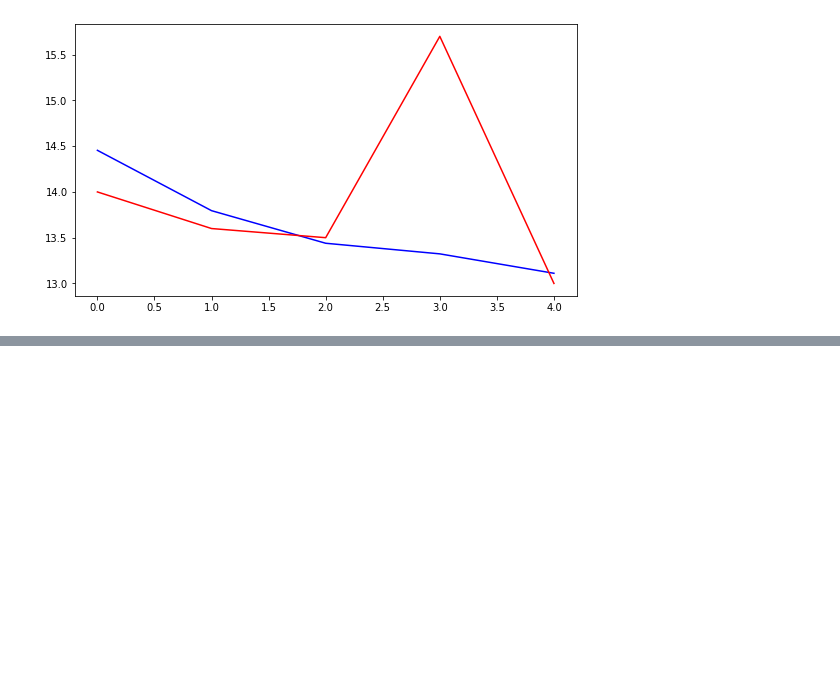
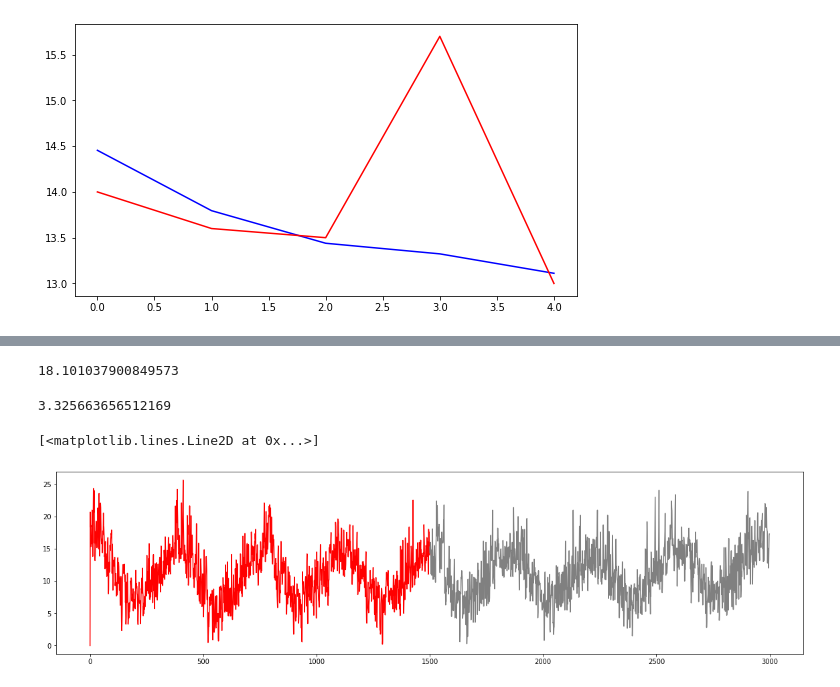
Before and after one commit to Sara-cos/Time_Series, a Jupyter notebook: time series.ipynb, the cells around one changed output, grey strips where cells are left out. Cells and saved outputs as stored; diff of their text form; code cells hidden in the pictures; blank space fills up the shorter version.

Commit message:
ARIMA

```diff
--- a/time series.ipynb
+++ b/time series.ipynb
@@ -347,0 +361,3 @@ plt.show()
+# %%
+x = temp_df['Temp'][:1500]
+y = temp_df['Temp'][1500:3000]
@@ -347,0 +366,3 @@ plt.show()
+# %%
+model_fit = ARIMA(x, order=(1,1,0)).fit()
+print(model_fit.summary())
@@ -347,0 +387,18 @@ plt.show()
+# %%
+y_pred = model_fit.fittedvalues
+mean_squared_error(y_pred, y)
+# %% [output]
+18.101037900849573
+# %%
+mean_absolute_error(y_pred, y)
+# %% [output]
+3.325663656512169
+# %%
+fig,ax = plt.subplots(figsize=(20,5))
+plt.plot(model_fit.fittedvalues, color='red')
+# plt.plot(temp_df['Temp'], color='blue')
+
+plt.plot(y, color='grey')
+# %% [output]
+[<matplotlib.lines.Line2D at 0x...>]
+[figure, added]
```
Also changed, not shown: parts of 14 cells of this notebook.
